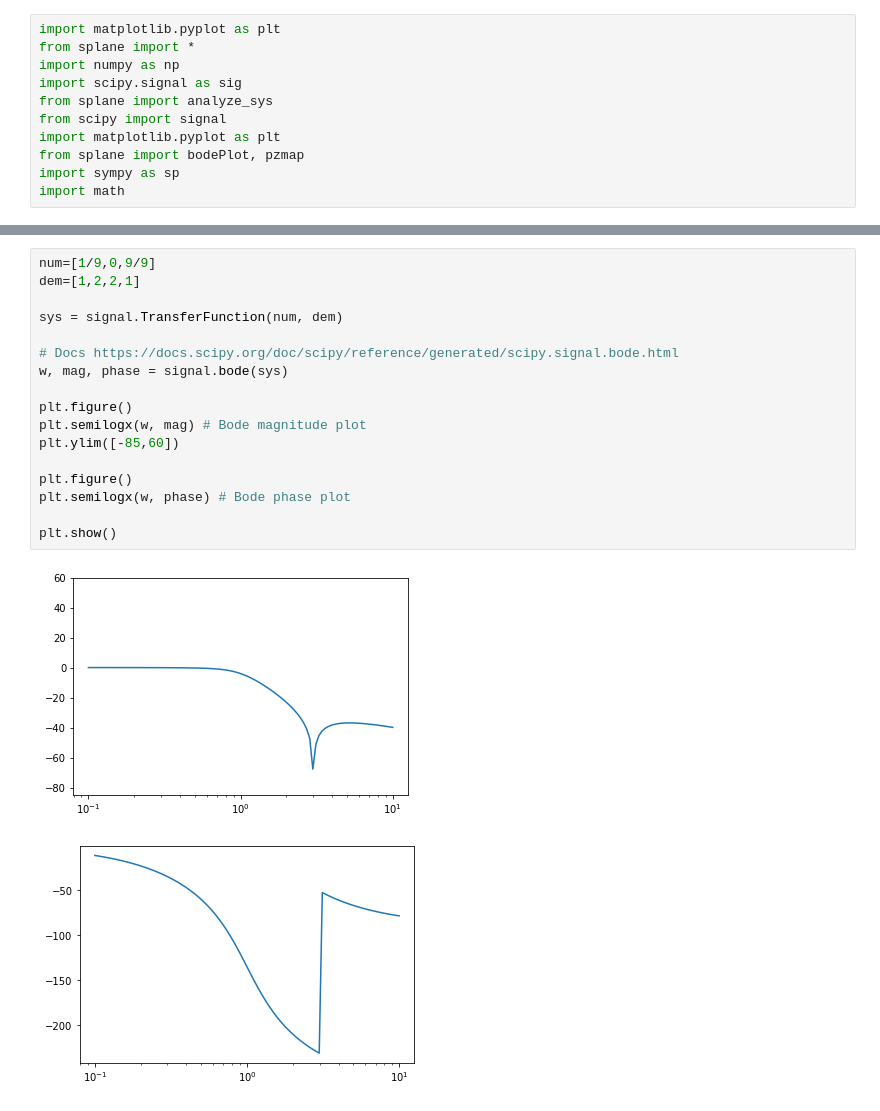
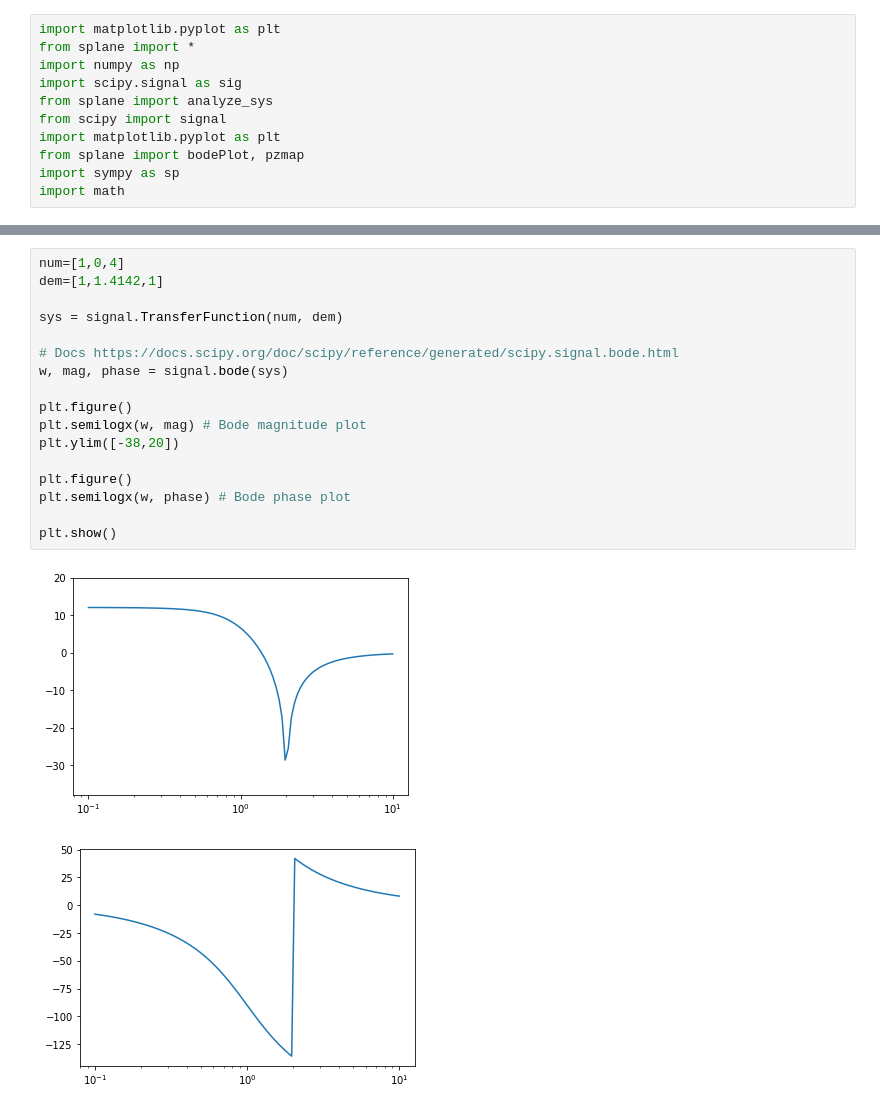
Before and after one commit to fedeSantana/TC2, a Jupyter notebook: Tarea semanal 4/Tarea Semanal 4.ipynb, the cells around one changed output, grey strips where cells are left out. Cells and saved outputs as stored; diff of their text form.

```diff
--- a/Tarea semanal 4/Tarea Semanal 4.ipynb
+++ b/Tarea semanal 4/Tarea Semanal 4.ipynb
@@ -39,23 +30,23 @@ $\displaystyle 4 \left(-1 - i\right)$
 # %%
-num=[1/9,0,9/9]
-dem=[1,2,2,1]
+num=[1,0,4]
+dem=[1,1.4142,1]
 
 sys = signal.TransferFunction(num, dem)
 
 # Docs https://docs.scipy.org/doc/scipy/reference/generated/scipy.signal.bode.html
 w, mag, phase = signal.bode(sys)
 
 plt.figure()
 plt.semilogx(w, mag) # Bode magnitude plot
-plt.ylim([-85,60])
+plt.ylim([-38,20])
 
 plt.figure()
 plt.semilogx(w, phase) # Bode phase plot
 
 plt.show()
 # %% [output]
-[figure, old version]
+[figure, new version]
-[figure, old version]
+[figure, new version]
 # %%
 pzmap(sys) # Diagrama de polos y ceros. Función con efectos colaterales.
 # %% [output]
```
Also changed, not shown: parts of 11 cells of this notebook, 3 other files.
